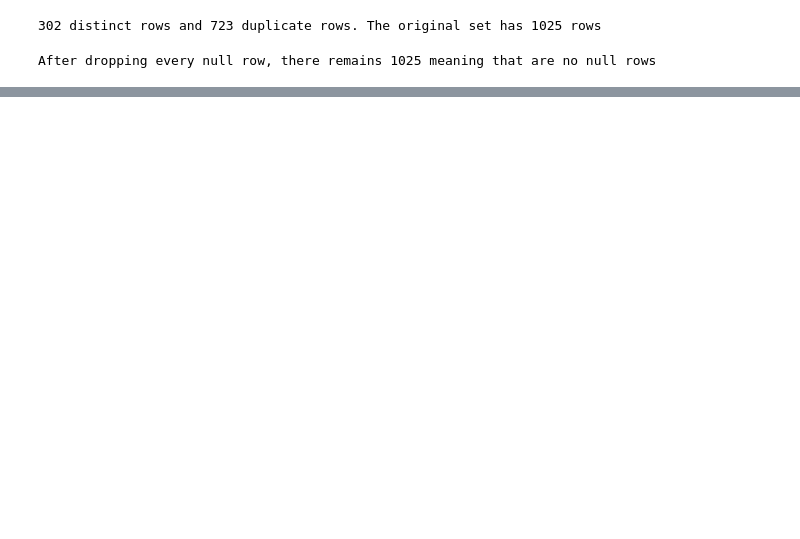
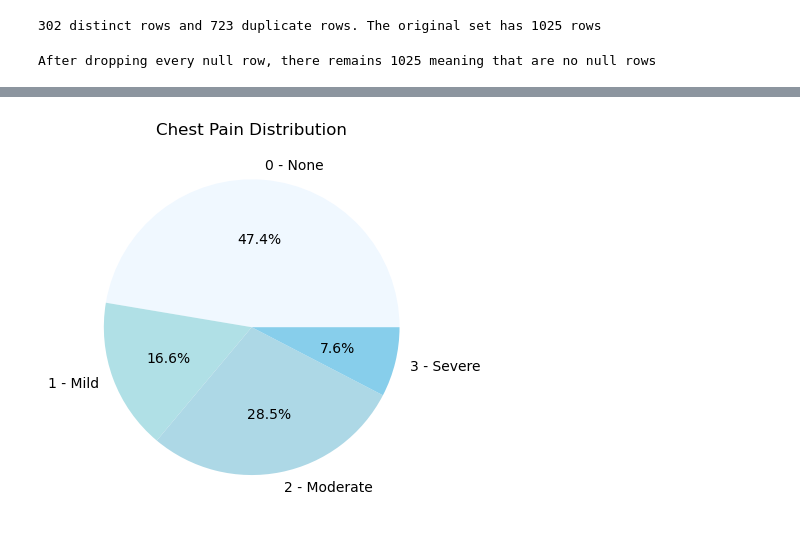
Before and after one commit to locnhoang/Heart-Disease-Detection, a Jupyter notebook: Code.ipynb, the cells around one changed output, grey strips where cells are left out. Saved outputs shown, nothing was run; the diff lists cells and outputs as text; code cells hidden in the pictures; blank space fills up the shorter version.

```diff
--- a/Code.ipynb
+++ b/Code.ipynb
@@ -80,0 +104,7 @@ heart = heart.drop_duplicates()
+# %%
+# chest pain distribution
+plt.pie(heart['cp'].value_counts().sort_index(), labels = ['0 - None','1 - Mild','2 - Moderate','3 - Severe'], autopct = '%1.1f%%',colors=['aliceblue','powderblue','lightblue','skyblue'])
+plt.title('Chest Pain Distribution')
+plt.show()
+# %% [output]
+[figure, added]
```
Also changed, not shown: parts of 16 cells of this notebook.
